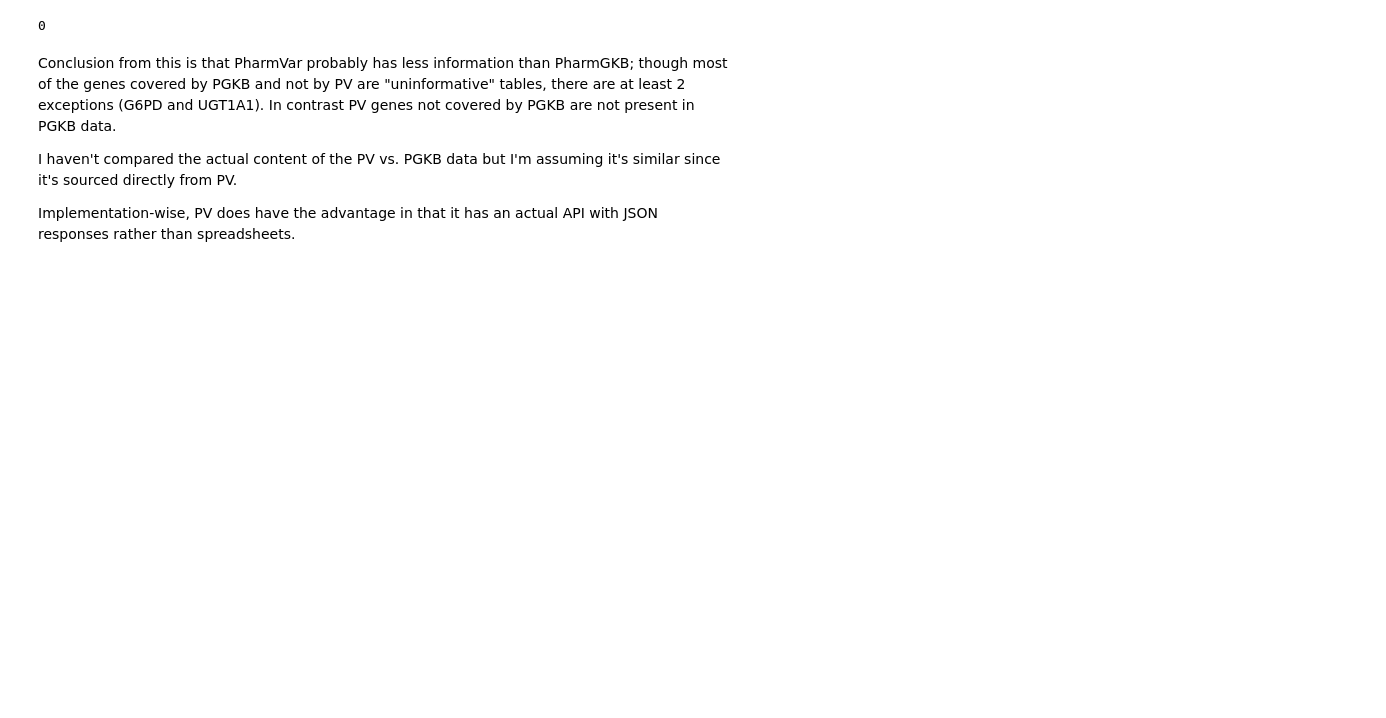
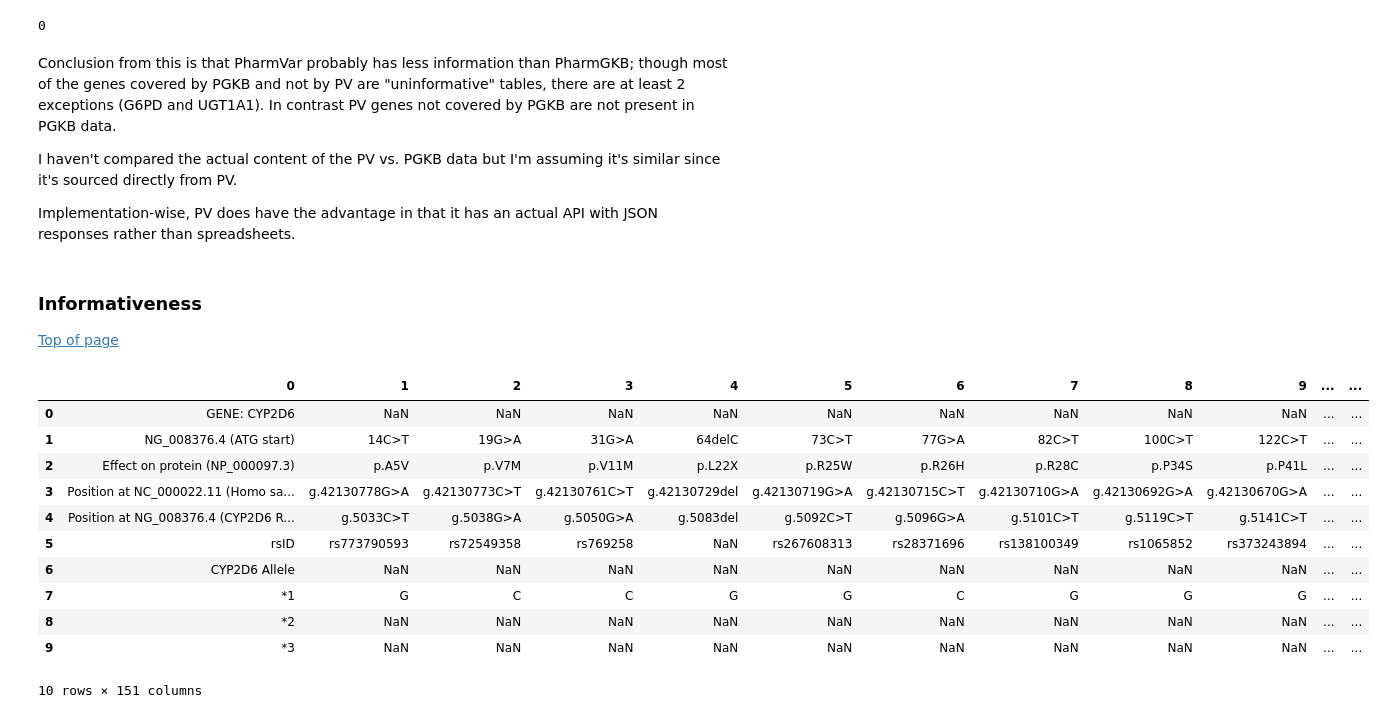
Before and after one commit to EBIvariation/opentargets-pharmgkb, a Jupyter notebook: data-exploration/star-alleles.ipynb, the cells around one changed output. Cells and saved outputs as stored; diff of their text form; code cells hidden in the pictures; blank space fills up the shorter version.

Commit message:
update star alleles notebook

```diff
--- a/data-exploration/star-alleles.ipynb
+++ b/data-exploration/star-alleles.ipynb
@@ -170,7 +171,9 @@ array(['HLA-B', 'CYP2D6', 'UGT1A3', 'CYP2C19', 'NAT2', 'CYP3A5', 'CYP2C9',
 allele_def_tables = {}
 for gene in genes:
     try:
-        allele_def_tables[gene] = pd.read_excel(allele_definition_url.format(gene=gene), storage_options={'User-Agent': 'Mozilla/5.0'})
+        allele_def_tables[gene] = pd.read_excel(allele_definition_url.format(gene=gene),
+                                                storage_options={'User-Agent': 'Mozilla/5.0'},
+                                                header=None)
     except Exception as e:
         print(f'Error for {gene}: {e}')
 # %% [output]
@@ -314,3 +317,23 @@ Conclusion from this is that PharmVar probably has less information than PharmGK
 I haven't compared the actual content of the PV vs. PGKB data but I'm assuming it's similar since it's sourced directly from PV.
 
 Implementation-wise, PV does have the advantage in that it has an actual API with JSON responses rather than spreadsheets.
+# %% [markdown]
+### Informativeness
+
+[Top of page](#Table-of-contents)
+# %%
+# What we get "out of the box" - note first 7 rows & first column are headers
+allele_def_tables['CYP2D6'].head(10)
+# %% [output]
+|  | 0 | 1 | 2 | 3 | 4 | 5 | 6 | 7 | 8 | 9 | ... | ... |
+| 0 | GENE: CYP2D6 | NaN | NaN | NaN | NaN | NaN | NaN | NaN | NaN | NaN | ... | ... |
+| 1 | NG_008376.4 (ATG start) | 14C>T | 19G>A | 31G>A | 64delC | 73C>T | 77G>A | 82C>T | 100C>T | 122C>T | ... | ... |
+| 2 | Effect on protein (NP_000097.3) | p.A5V | p.V7M | p.V11M | p.L22X | p.R25W | p.R26H | p.R28C | p.P34S | p.P41L | ... | ... |
+| 3 | Position at NC_000022.11 (Homo sa... | g.42130778G>A | g.42130773C>T | g.42130761C>T | g.42130729del | g.42130719G>A | g.42130715C>T | g.42130710G>A | g.42130692G>A | g.42130670G>A | ... | ... |
+| 4 | Position at NG_008376.4 (CYP2D6 R... | g.5033C>T | g.5038G>A | g.5050G>A | g.5083del | g.5092C>T | g.5096G>A | g.5101C>T | g.5119C>T | g.5141C>T | ... | ... |
+| 5 | rsID | rs773790593 | rs72549358 | rs769258 | NaN | rs267608313 | rs28371696 | rs138100349 | rs1065852 | rs373243894 | ... | ... |
+| 6 | CYP2D6 Allele | NaN | NaN | NaN | NaN | NaN | NaN | NaN | NaN | NaN | ... | ... |
+| 7 | *1 | G | C | C | G | G | C | G | G | G | ... | ... |
+| 8 | *2 | NaN | NaN | NaN | NaN | NaN | NaN | NaN | NaN | NaN | ... | ... |
+| 9 | *3 | NaN | NaN | NaN | NaN | NaN | NaN | NaN | NaN | NaN | ... | ... |
+10 rows × 151 columns
```
Also changed, not shown: parts of 8 cells of this notebook.
